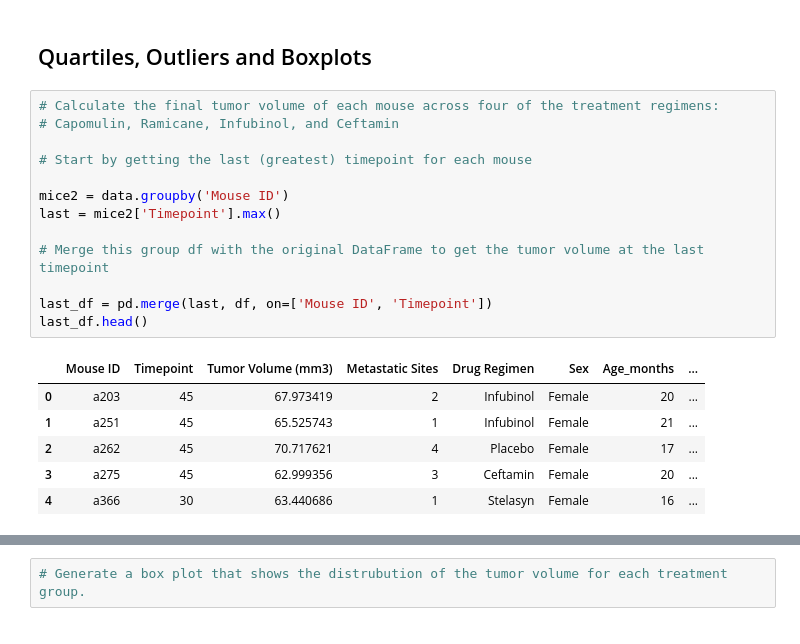
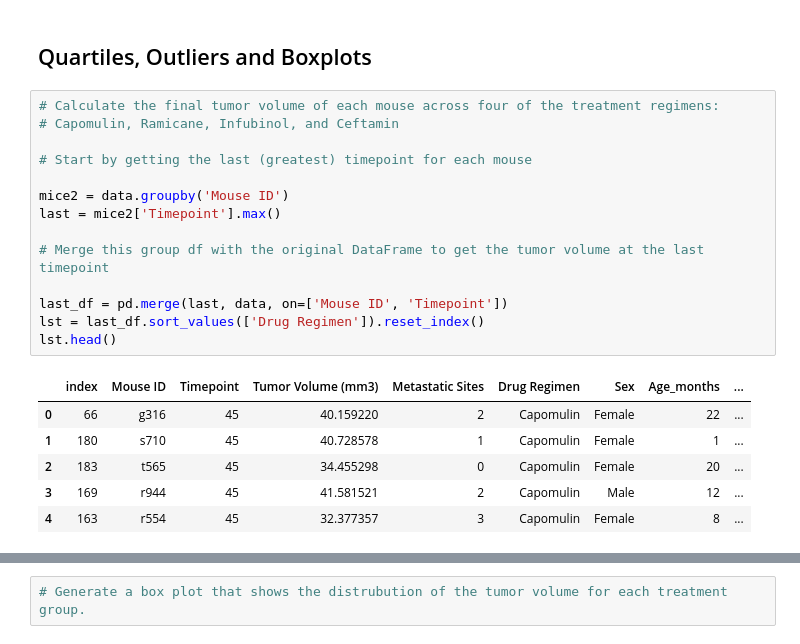
Before and after one commit to andcetera/pymaceuticals-study, a Jupyter notebook: Project Folder/pymaceuticals.ipynb, the cells around one changed output, grey strips where cells are left out. Drawn from its saved outputs; the diff is of its cells as text.

```diff
--- a/Project Folder/pymaceuticals.ipynb
+++ b/Project Folder/pymaceuticals.ipynb
@@ -197,23 +197,24 @@ plt.show()
 # %%
 # Calculate the final tumor volume of each mouse across four of the treatment regimens:
 # Capomulin, Ramicane, Infubinol, and Ceftamin
 
 # Start by getting the last (greatest) timepoint for each mouse
 
 mice2 = data.groupby('Mouse ID')
 last = mice2['Timepoint'].max()
 
 # Merge this group df with the original DataFrame to get the tumor volume at the last timepoint
 
-last_df = pd.merge(last, df, on=['Mouse ID', 'Timepoint'])
-last_df.head()
+last_df = pd.merge(last, data, on=['Mouse ID', 'Timepoint'])
+lst = last_df.sort_values(['Drug Regimen']).reset_index()
+lst.head()
 # %% [output]
-|  | Mouse ID | Timepoint | Tumor Volume (mm3) | Metastatic Sites | Drug Regimen | Sex | Age_months | ... |
-| 0 | a203 | 45 | 67.973419 | 2 | Infubinol | Female | 20 | ... |
-| 1 | a251 | 45 | 65.525743 | 1 | Infubinol | Female | 21 | ... |
-| 2 | a262 | 45 | 70.717621 | 4 | Placebo | Female | 17 | ... |
-| 3 | a275 | 45 | 62.999356 | 3 | Ceftamin | Female | 20 | ... |
-| 4 | a366 | 30 | 63.440686 | 1 | Stelasyn | Female | 16 | ... |
+|  | index | Mouse ID | Timepoint | Tumor Volume (mm3) | Metastatic Sites | Drug Regimen | Sex | Age_months | ... |
+| 0 | 66 | g316 | 45 | 40.159220 | 2 | Capomulin | Female | 22 | ... |
+| 1 | 180 | s710 | 45 | 40.728578 | 1 | Capomulin | Female | 1 | ... |
+| 2 | 183 | t565 | 45 | 34.455298 | 0 | Capomulin | Female | 20 | ... |
+| 3 | 169 | r944 | 45 | 41.581521 | 2 | Capomulin | Male | 12 | ... |
+| 4 | 163 | r554 | 45 | 32.377357 | 3 | Capomulin | Female | 8 | ... |
 # %%
 # Put treatments into a list for for loop (and later for plot labels)
 
```
Also changed, not shown: parts of 5 cells of this notebook.
